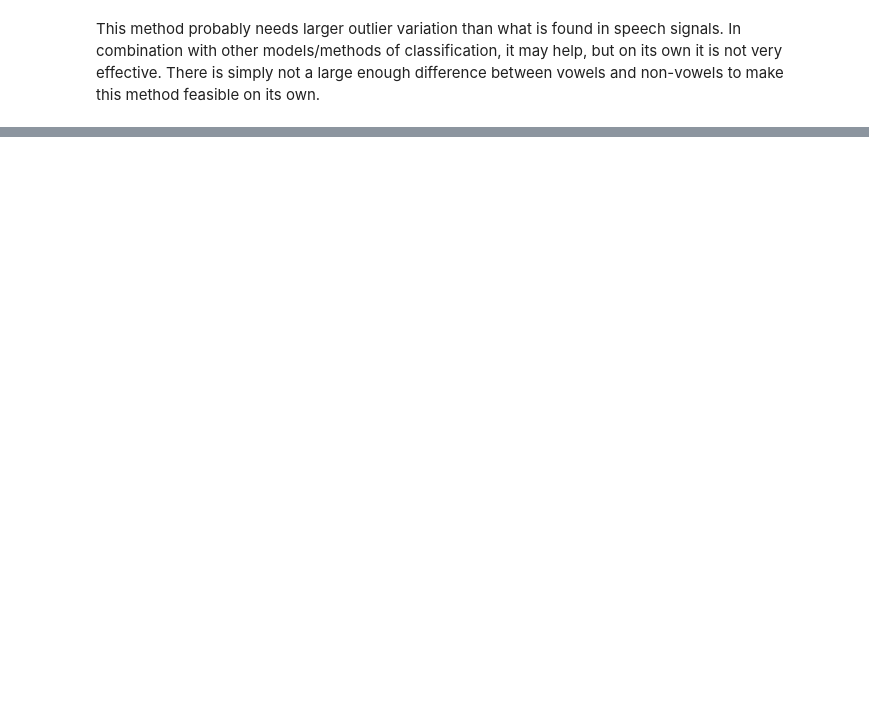
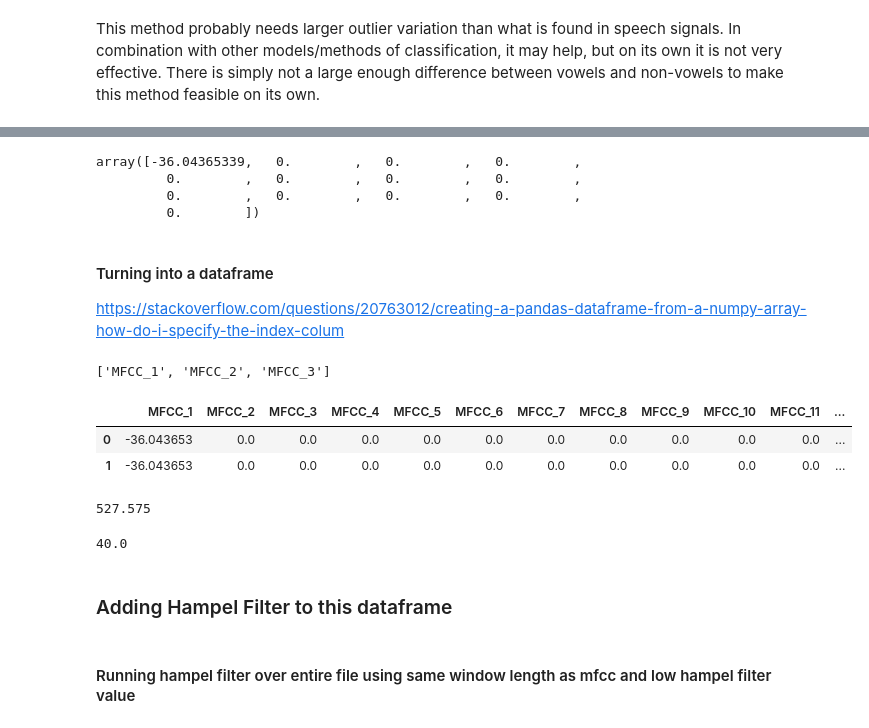
Before and after one commit to gregfeliu/Vowel_Finder, a Jupyter notebook: Optimal_Hampel_Filter_Parameters.ipynb, the cells around one changed output, grey strips where cells are left out. Drawn from its saved outputs; the diff is of its cells as text; code cells hidden in the pictures; blank space fills up the shorter version.

```diff
--- a/Optimal_Hampel_Filter_Parameters.ipynb
+++ b/Optimal_Hampel_Filter_Parameters.ipynb
@@ -391,0 +422,2 @@ This method probably needs larger outlier variation than what is found in speech
+# %%
+long_audio, sr = librosa.load("./original_en_diapix_data/DP_ENF_02_ENF_06_EN_ENF_02_DP_ENF_02_ENF_06_EN_ENF_06.wav", sr = 8000)
@@ -391,0 +431,3 @@ This method probably needs larger outlier variation than what is found in speech
+# %%
+mfcc_long_audio = speechpy.feature.mfcc(signal = long_audio, sampling_frequency = 8000, frame_length = 0.025,
+                             frame_stride = 0.025)
@@ -391,0 +440,37 @@ This method probably needs larger outlier variation than what is found in speech
+# %%
+mfcc_long_audio[0]
+# %% [output]
+array([-36.04365339,   0.        ,   0.        ,   0.        ,
+         0.        ,   0.        ,   0.        ,   0.        ,
+         0.        ,   0.        ,   0.        ,   0.        ,
+         0.        ])
+# %% [markdown]
+#### Turning into a dataframe
+https://stackoverflow.com/questions/20763012/creating-a-pandas-dataframe-from-a-numpy-array-how-do-i-specify-the-index-colum
+# %%
+cols = ['MFCC_'+str(i) for i in range(1, 13+1)]
+# %%
+cols[0:3]
+# %% [output]
+['MFCC_1', 'MFCC_2', 'MFCC_3']
+# %%
+mfcc_df = pd.DataFrame(data = mfcc_long_audio[0:,0:], columns = cols)
+# %%
+mfcc_df.head(2)
+# %% [output]
+|  | MFCC_1 | MFCC_2 | MFCC_3 | MFCC_4 | MFCC_5 | MFCC_6 | MFCC_7 | MFCC_8 | MFCC_9 | MFCC_10 | MFCC_11 | ... |
+| 0 | -36.043653 | 0.0 | 0.0 | 0.0 | 0.0 | 0.0 | 0.0 | 0.0 | 0.0 | 0.0 | 0.0 | ... |
+| 1 | -36.043653 | 0.0 | 0.0 | 0.0 | 0.0 | 0.0 | 0.0 | 0.0 | 0.0 | 0.0 | 0.0 | ... |
+# %%
+# length of the file divided by 40 equals time length of file
+21103/40
+# %% [output]
+527.575
+# %%
+len(mfcc_df) / 527.575
+# %% [output]
+40.0
+# %% [markdown]
+### Adding Hampel Filter to this dataframe
+# %% [markdown]
+#### Running hampel filter over entire file using same window length as mfcc and low hampel filter value
```
Also changed, not shown: parts of 104 cells of this notebook.
